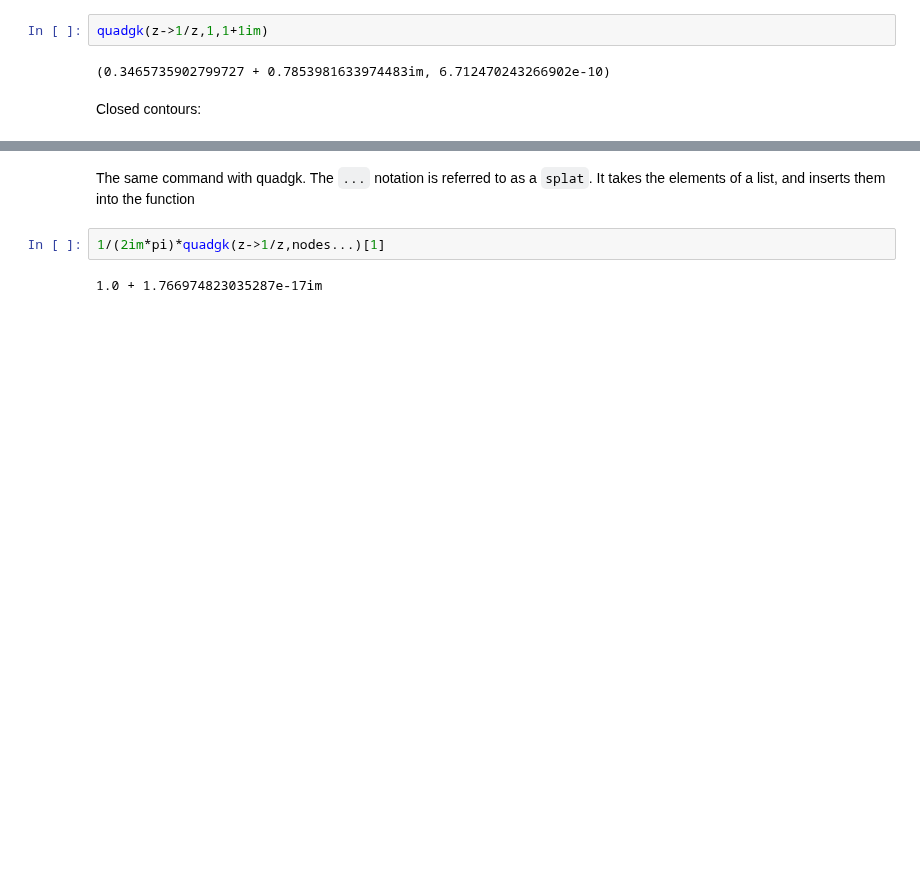
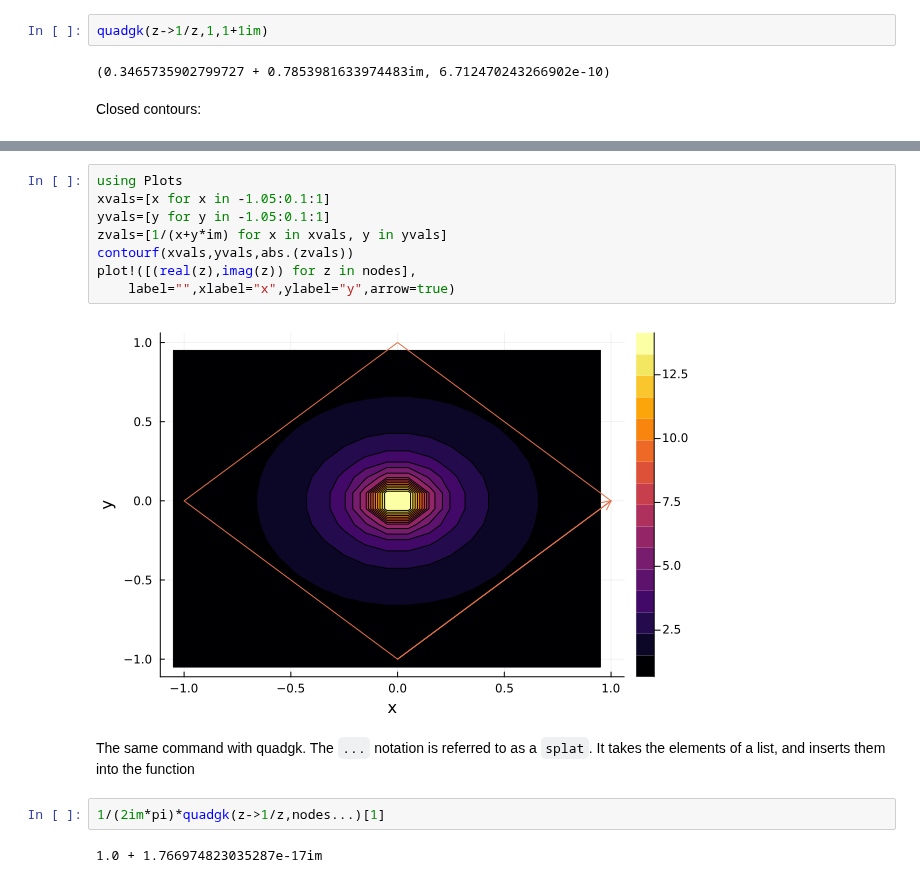
Before and after one commit to em256/phys4480, a Jupyter notebook: _sources/Integration Followup.ipynb, the cells around one changed output, grey strips where cells are left out. Drawn from its saved outputs; the diff is of its cells as text; blank space fills up the shorter version.

```diff
--- a/_sources/Integration Followup.ipynb
+++ b/_sources/Integration Followup.ipynb
@@ -221,5 +238,15 @@ nodes=[1,1im,-1,-1im,1]
 # %% [output]
 0.9999999999876426 + 1.8860385562280946e-17im
+# %%
+using Plots
+xvals=[x for x in -1.05:0.1:1]
+yvals=[y for y in -1.05:0.1:1]
+zvals=[1/(x+y*im) for x in xvals, y in yvals]
+contourf(xvals,yvals,abs.(zvals))
+plot!([(real(z),imag(z)) for z in nodes],
+    label="",xlabel="x",ylabel="y",arrow=true)
+# %% [output]
+[figure, added]
 # %% [markdown]
 The same command with quadgk.  The `...` notation is referred to as a `splat`.  It takes the elements of a list, and inserts them into the function
 # %%
```
Also changed, not shown: parts of 18 cells of this notebook, 30 other files.
